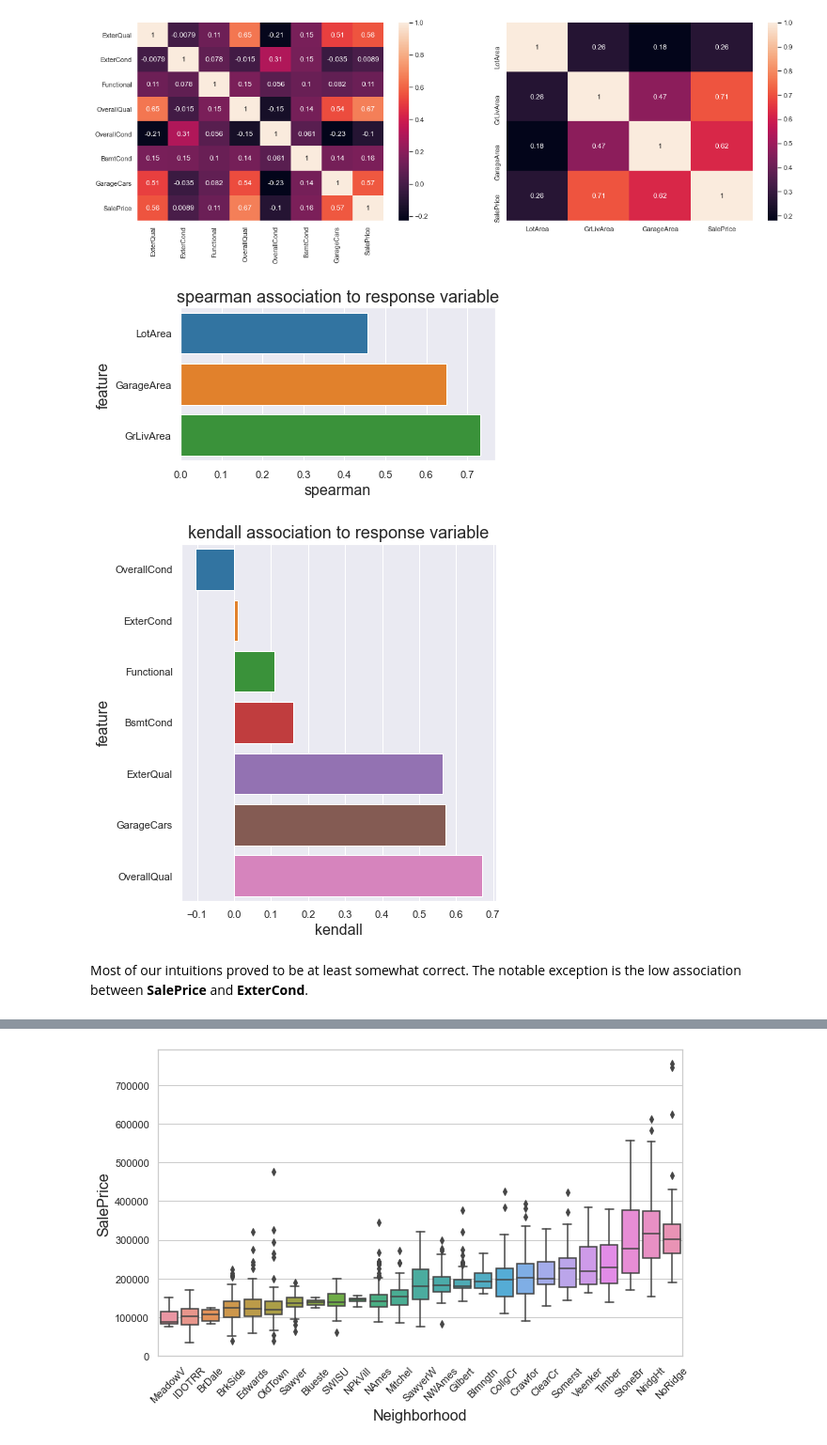
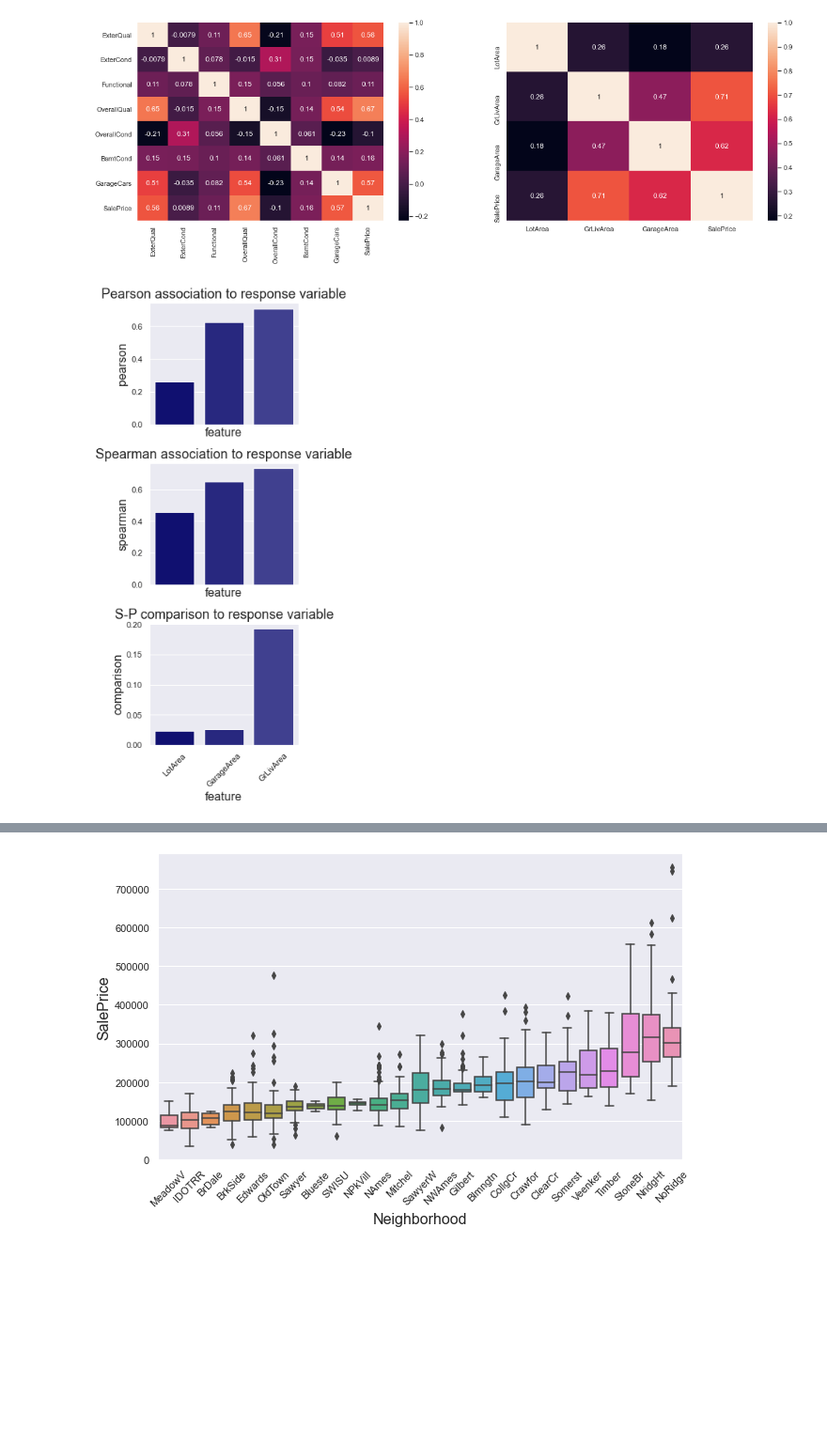
Before and after one commit to wcneill/kaggle, a Jupyter notebook: house prices/sales.ipynb, the cells around one changed output, grey strips where cells are left out. Shown: that part at 94% size. Saved outputs shown, nothing was run; the diff lists cells and outputs as text; code cells hidden in the pictures; blank space fills up the shorter version.

```diff
--- a/house prices/sales.ipynb
+++ b/house prices/sales.ipynb
@@ -8,7 +8,8 @@ import pandas as pd
 import scipy.stats as ss
 import itertools
 
-# data and statistics libraries
+# ML and statistics libraries
+import scipy.stats as stats
 import sklearn.preprocessing as pre
 from sklearn import model_selection
 from sklearn import metrics
@@ -30,6 +31,7 @@ viz_dict = {
 }
 sns.set_context("notebook", rc=viz_dict)
 sns.set_style("darkgrid")
+sns.set_palette(sns.light_palette("navy", n_colors=10, reverse=True))
 # %%
 train_df = pd.read_csv('data/train.csv', index_col='Id')
 train_df.head()
@@ -183,10 +158,42 @@ def response_corr(df, features, response, corr_type):
+# %%
+def plot_response_corr(df, features, response, corr_type):
+
+    cor = pd.DataFrame()
+
+    # Measure difference between Spearman's and Pearson's to analyze for non-linearity
+    if corr_type == 's-p':
+
+        cor['feature'] = features
+        cor['spearman'] = [df[f].corr(df[response], 'spearman') for f in features]
+        cor['pearson'] = [df[f].corr(df[response], 'pearson') for f in features]
+        cor['comparison'] = cor['spearman'] - cor['pearson']
+
+
+        fig, axes = plt.subplots(3,1, sharex=True, figsize=(len(cor.feature)*1.5, 10))
+
+        sns.barplot(data=cor.sort_values('comparison'), x='feature', y='comparison', ax=axes[2]) \
+            .set_title('S-P comparison to response variable')
+
+        sns.barplot(data=cor.sort_values('spearman'), x='feature', y='spearman', ax=axes[1]) \
+            .set_title('Spearman association to response variable')
+
+        sns.barplot(data=cor.sort_values('pearson'), x='feature', y='pearson', ax=axes[0]) \
+            .set_title('Pearson association to response variable')
+
+    else:
+        cor['feature'] = features
+        cor[corr_type] = [df[f].corr(df[response], corr_type) for f in features]
+        cor = cor.sort_values(corr_type)
+        plt.figure(figsize=(len(features)*1.5, 5))
+        axes = sns.barplot(data=cor, x='feature', y=corr_type) \
+            .set_title(f'{corr_type} association to response variable')
+
+    plt.xticks(rotation=45)
+    plt.tight_layout()
+    plt.show()
+
+    return df
 # %%
-response_corr(train_df, exp_contin, 'SalePrice', 'spearman')
+df = plot_response_corr(train_df, exp_contin, 'SalePrice', 's-p')
 # %% [output]
-[figure, old version]
+[figure, new version]
-# %%
-response_corr(train_df, exp_ordinal, 'SalePrice', 'kendall')
-# %% [output]
-[figure, removed]
-# %% [markdown]
-Most of our intuitions proved to be at least somewhat correct. The notable exception is the low association between __SalePrice__ and __ExterCond__.
```
Also changed, not shown: parts of 23 cells of this notebook, 1 other file.
